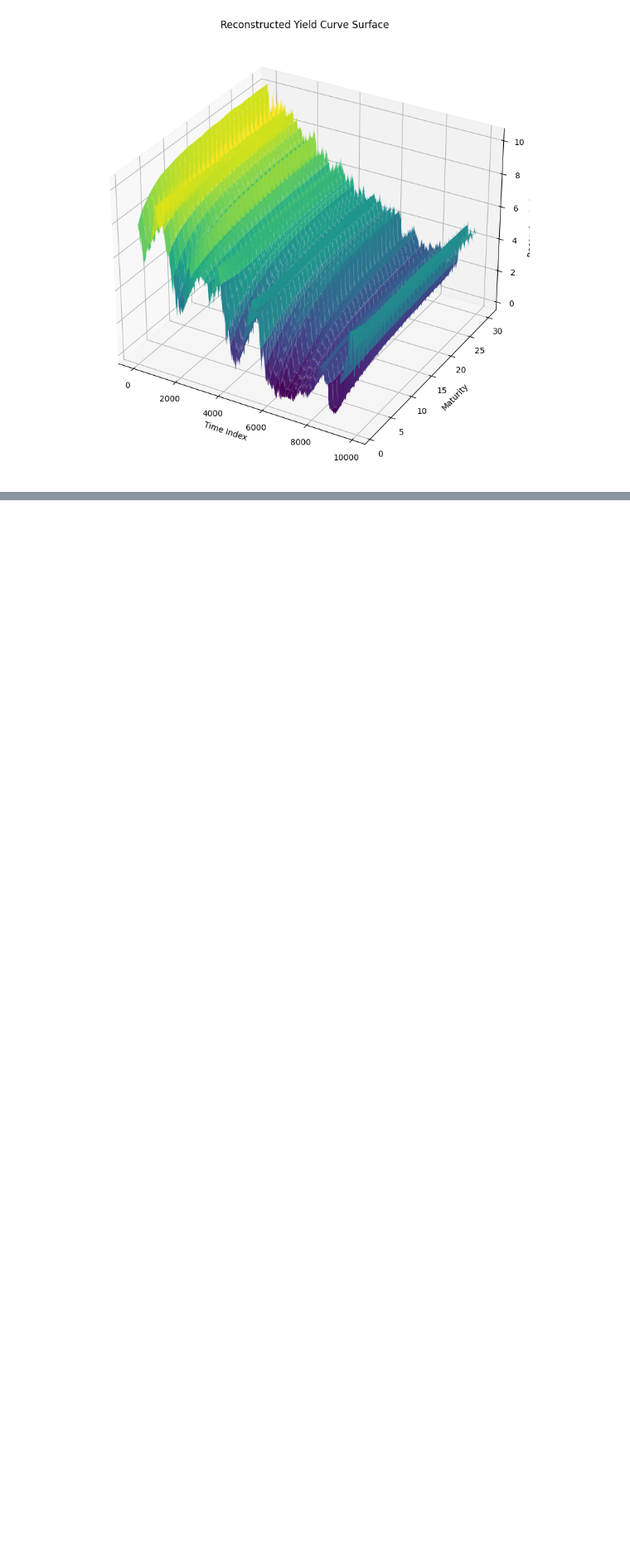
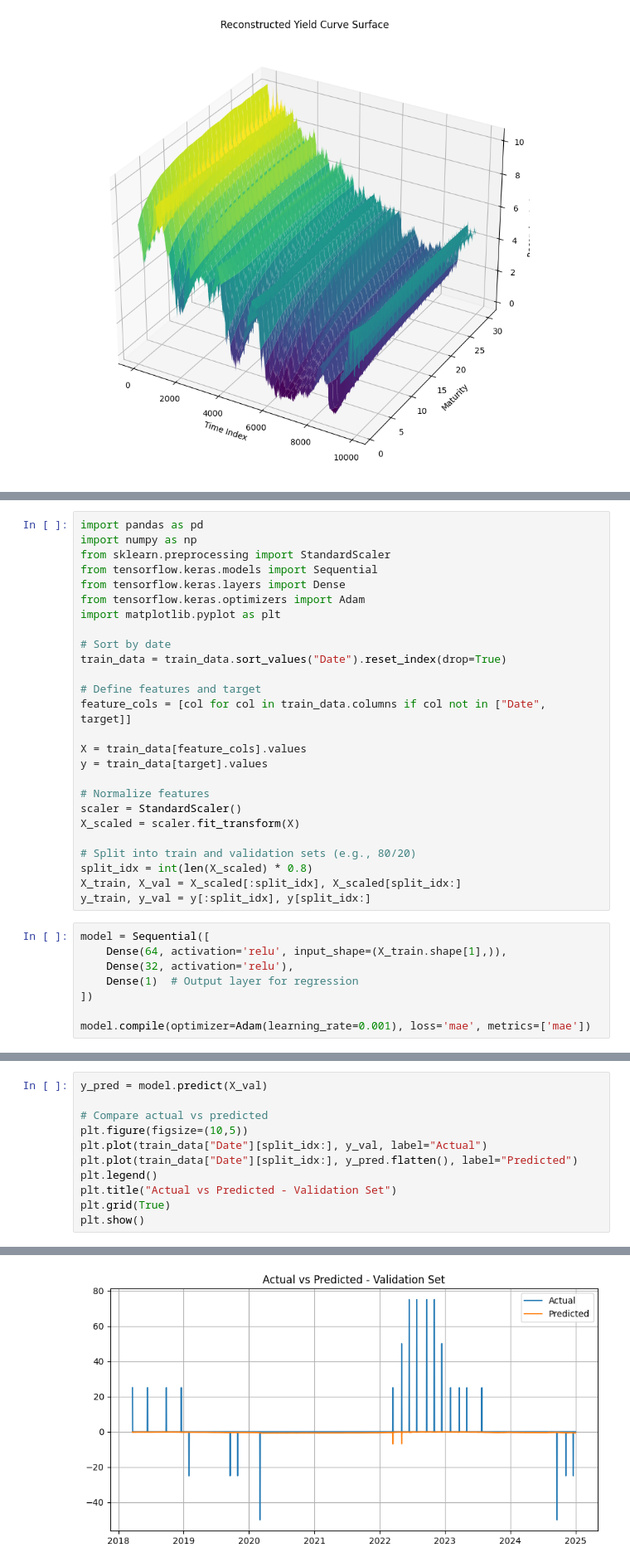
Before and after one commit to carlamcnair/Final-Project-AppML, a Jupyter notebook: notes_stine.ipynb, the cells around one changed output, grey strips where cells are left out. Shown at 83% size. Drawn from its saved outputs; the diff is of its cells as text; blank space fills up the shorter version.

```diff
--- a/notes_stine.ipynb
+++ b/notes_stine.ipynb
@@ -375,0 +796,34 @@ plt.show()
+# %%
+import pandas as pd
+import numpy as np
+from sklearn.preprocessing import StandardScaler
+from tensorflow.keras.models import Sequential
+from tensorflow.keras.layers import Dense
+from tensorflow.keras.optimizers import Adam
+import matplotlib.pyplot as plt
+
+# Sort by date
+train_data = train_data.sort_values("Date").reset_index(drop=True)
+
+# Define features and target
+feature_cols = [col for col in train_data.columns if col not in ["Date", target]]
+
+X = train_data[feature_cols].values
+y = train_data[target].values
+
+# Normalize features
+scaler = StandardScaler()
+X_scaled = scaler.fit_transform(X)
+
+# Split into train and validation sets (e.g., 80/20)
+split_idx = int(len(X_scaled) * 0.8)
+X_train, X_val = X_scaled[:split_idx], X_scaled[split_idx:]
+y_train, y_val = y[:split_idx], y[split_idx:]
+# %%
+model = Sequential([
+    Dense(64, activation='relu', input_shape=(X_train.shape[1],)),
+    Dense(32, activation='relu'),
+    Dense(1)  # Output layer for regression
+])
+
+model.compile(optimizer=Adam(learning_rate=0.001), loss='mae', metrics=['mae'])
@@ -375,0 +841,12 @@ plt.show()
+# %%
+y_pred = model.predict(X_val)
+
+# Compare actual vs predicted
+plt.figure(figsize=(10,5))
+plt.plot(train_data["Date"][split_idx:], y_val, label="Actual")
+plt.plot(train_data["Date"][split_idx:], y_pred.flatten(), label="Predicted")
+plt.legend()
+plt.title("Actual vs Predicted - Validation Set")
+plt.grid(True)
+plt.show()
+# %% [output]
@@ -375,0 +854 @@ plt.show()
+[figure, added]
```
Also changed, not shown: parts of 22 cells of this notebook, 11 other files.
